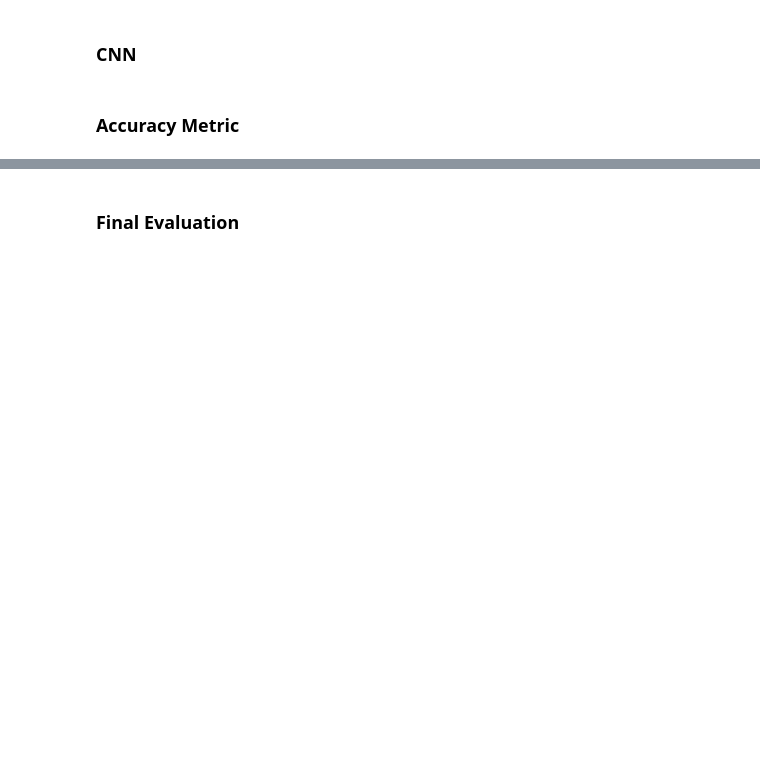
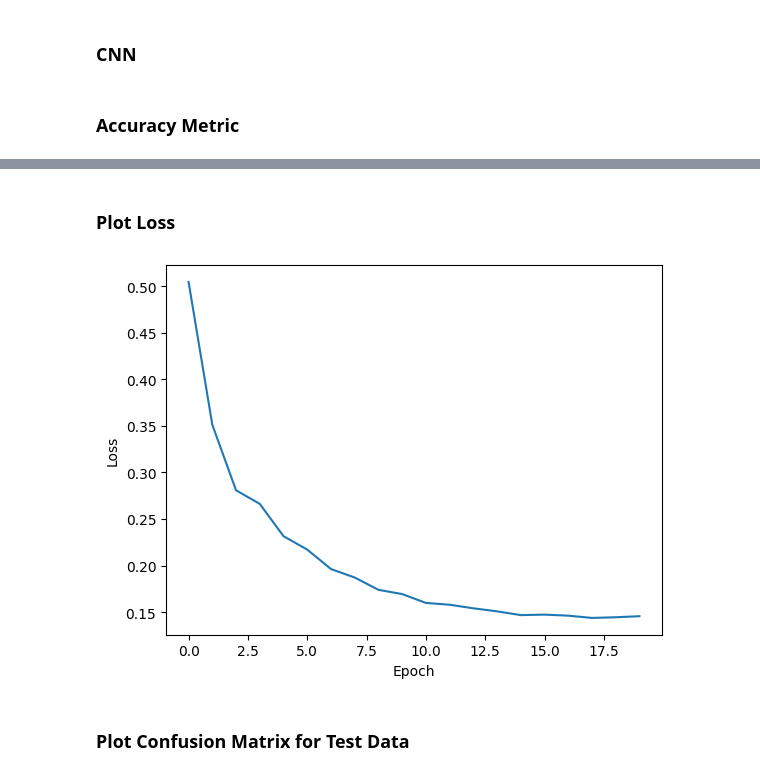
Before and after one commit to josephyooo/cs4851, a Jupyter notebook: assignment3/Joseph_Yoo_Assignment3.ipynb, the cells around one changed output, grey strips where cells are left out. Drawn from its saved outputs; the diff is of its cells as text; code cells hidden in the pictures; blank space fills up the shorter version.

```diff
--- a/assignment3/Joseph_Yoo_Assignment3.ipynb
+++ b/assignment3/Joseph_Yoo_Assignment3.ipynb
@@ -21,4 +25,5 @@ num_classes = 10
 # %%
 device = 'cuda' if torch.cuda.is_available() else 'cpu'
 print(f'Target device is {device}')
+device = torch.device(device)
 # %% [output]
@@ -154,13 +255,27 @@ def accuracy(model, data_loader, device):
 # %%
+"""
+https://pytorch.org/tutorials/recipes/recipes/tuning_guide.html
+- num_workers = # threads
+- pin_memory = True for CUDA
+- Use parameter.grad = None instead of model.zero_grad() or optimizer.zero_grad()
+- Enable cuDNN Tuner
+"""
+
 torch.manual_seed(random_seed)
-model = CNN(num_classes=num_classes)
+model = CNN(num_classes=num_classes, p_drop=p_drop)
 model = model.to(device)
+
+torch.backends.cudnn.benchmark = True
 
 optimizer = torch.optim.Adam(model.parameters(), lr=learning_rate)
 scheduler = torch.optim.lr_scheduler.StepLR(optimizer, step_size=2, gamma=0.5)
 
+cost_history = []
+
 start = time.time()
 for epoch in range(num_epochs):
+    epoch_loss = 0
+
     model = model.train()
     for batch_idx, (imgs, labels) in enumerate(train_loader):
         imgs = imgs.to(device)
@@ -171,11 +286,14 @@ for epoch in range(num_epochs):
         loss = F.cross_entropy(logits, labels)
 
         #zero out the gradients
-        optimizer.zero_grad()
+        for param in model.parameters():
+            param.grad = None
         #estimate new gradients
         loss.backward()
         #update parameters
         optimizer.step()
+
+        epoch_loss += loss.item()
 
         if not (batch_idx + 1) % 100:
             print(
@@ -190,6 +308,8 @@ for epoch in range(num_epochs):
     current_lr = optimizer.param_groups[0]["lr"]
     print(f"Epoch: {epoch+1:03d} Learning Rate {prev_lr:.8f} -> {current_lr:.8f}")
 
+    epoch_loss /= len(train_loader)
+    cost_history.append(epoch_loss)
 
     # Evaluate Performance after each epoch
     model = model.eval()
@@ -197,8 +317,13 @@ for epoch in range(num_epochs):
     valid_acc = accuracy(model, valid_loader, device)
     print(f"Train Accuracy: {tr_acc:0.3f}")
     print(f"Validation Accuracy: {valid_acc:0.3f}")
-    print(f"Time elapsed so far: {(time.time() - start) / 60:.2f} min")
+    print(f"Time elapsed: {(time.time() - start) / 60:.2f} min")
     print()
 
 print(f"Total Train Time: {(time.time() - start) / 60:.2f} min")
+
+# Test
+model = model.eval()
+ts_acc = accuracy(model, test_loader, device)
+print(f"Test Accuracy: {ts_acc:0.3f}")
 # %% [output]
@@ -223,2 +346,0 @@ KeyboardInterrupt:
-# %% [markdown]
-### Final Evaluation
@@ -228,0 +347,11 @@ print(f"Test Accuracy: {ts_acc:0.3f}")
+# %% [markdown]
+### Plot Loss
+# %%
+plt.plot(cost_history)
+plt.ylabel('Loss')
+plt.xlabel('Epoch')
+plt.show()
+# %% [output]
+[figure, added]
+# %% [markdown]
+### Plot Confusion Matrix for Test Data
```
Also changed, not shown: parts of 17 cells of this notebook.
